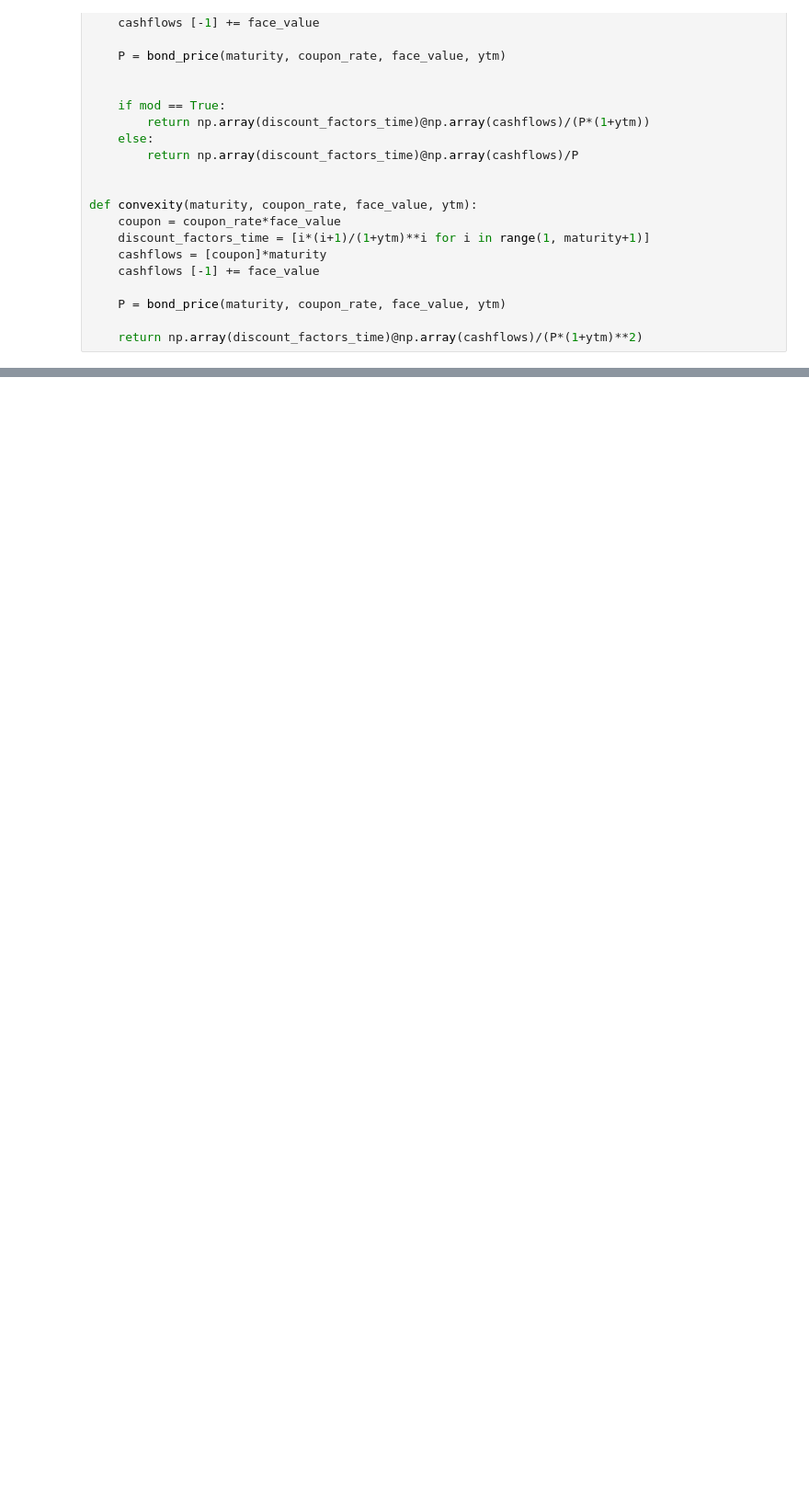
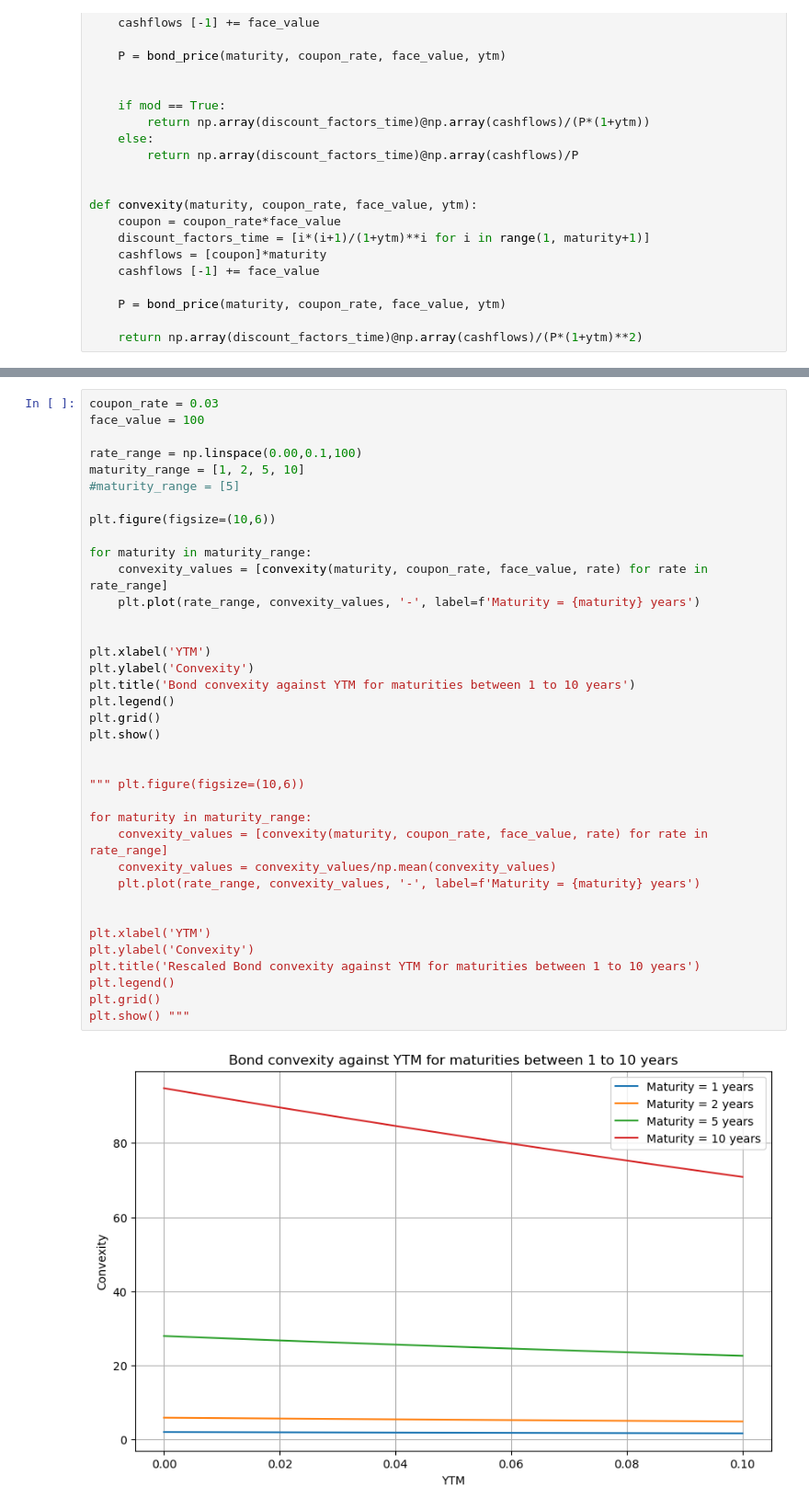
Before and after one commit to Luciocta/projetperso, a Jupyter notebook: bond_pricer.ipynb, the cells around one changed output, grey strips where cells are left out. Shown: that part at 92% size. Cells and saved outputs as stored; diff of their text form; blank space fills up the shorter version.

```diff
--- a/bond_pricer.ipynb
+++ b/bond_pricer.ipynb
@@ -111,0 +152,39 @@ plt.show()
+# %%
+coupon_rate = 0.03
+face_value = 100
+
+rate_range = np.linspace(0.00,0.1,100)
+maturity_range = [1, 2, 5, 10]
+#maturity_range = [5]
+
+plt.figure(figsize=(10,6))
+
+for maturity in maturity_range:
+    convexity_values = [convexity(maturity, coupon_rate, face_value, rate) for rate in rate_range]
+    plt.plot(rate_range, convexity_values, '-', label=f'Maturity = {maturity} years')
+
+
+plt.xlabel('YTM')
+plt.ylabel('Convexity')
+plt.title('Bond convexity against YTM for maturities between 1 to 10 years')
+plt.legend()
+plt.grid()
+plt.show()
+
+
+""" plt.figure(figsize=(10,6))
+
+for maturity in maturity_range:
+    convexity_values = [convexity(maturity, coupon_rate, face_value, rate) for rate in rate_range]
+    convexity_values = convexity_values/np.mean(convexity_values)
+    plt.plot(rate_range, convexity_values, '-', label=f'Maturity = {maturity} years')
+
+
+plt.xlabel('YTM')
+plt.ylabel('Convexity')
+plt.title('Rescaled Bond convexity against YTM for maturities between 1 to 10 years')
+plt.legend()
+plt.grid()
+plt.show() """
+# %% [output]
+[figure, added]
```
Also changed, not shown: parts of 10 cells of this notebook.
